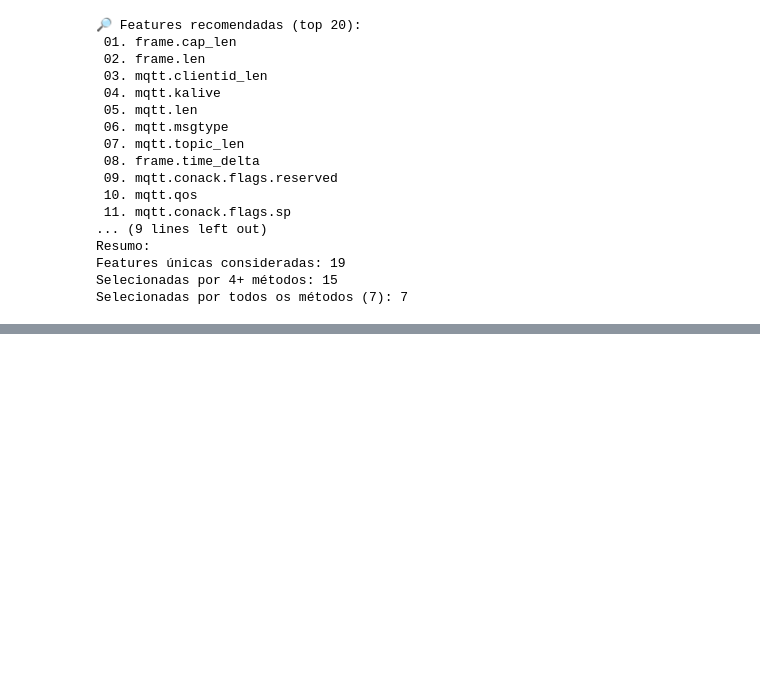
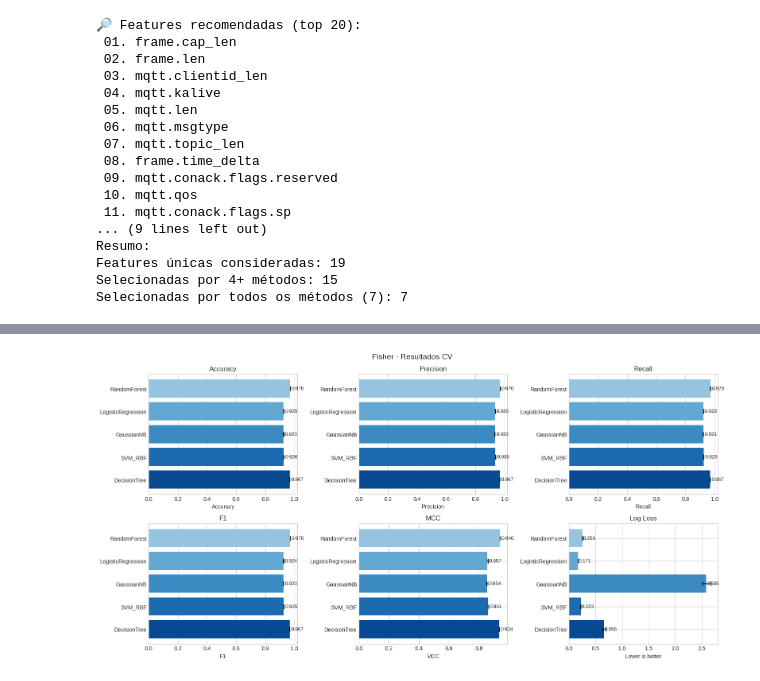
Before and after one commit to William-SWS/mqtt_under_attack, a Jupyter notebook: notebooks/matriz_correlacao_with_gaps.ipynb, the cells around one changed output, grey strips where cells are left out. Saved outputs shown, nothing was run; the diff lists cells and outputs as text; code cells hidden in the pictures; blank space fills up the shorter version.

```diff
--- a/notebooks/matriz_correlacao_with_gaps.ipynb
+++ b/notebooks/matriz_correlacao_with_gaps.ipynb
@@ -2281,0 +2631,7 @@ Selecionadas por todos os métodos (7): 7
+# %%
+# Avaliar Fisher
+sel_name = "Fisher"
+df_fisher_cv = evaluate_selector_cv(sel_name, selector_funcs[sel_name], X, y, cv_splits=5)
+display(df_fisher_cv)
+plot_selector_results(df_fisher_cv, f"{sel_name} - Resultados CV")
+# %% [output]
@@ -2281,0 +2644 @@ Selecionadas por todos os métodos (7): 7
+[figure, added]
```
Also changed, not shown: parts of 11 cells of this notebook, 2 other files.
